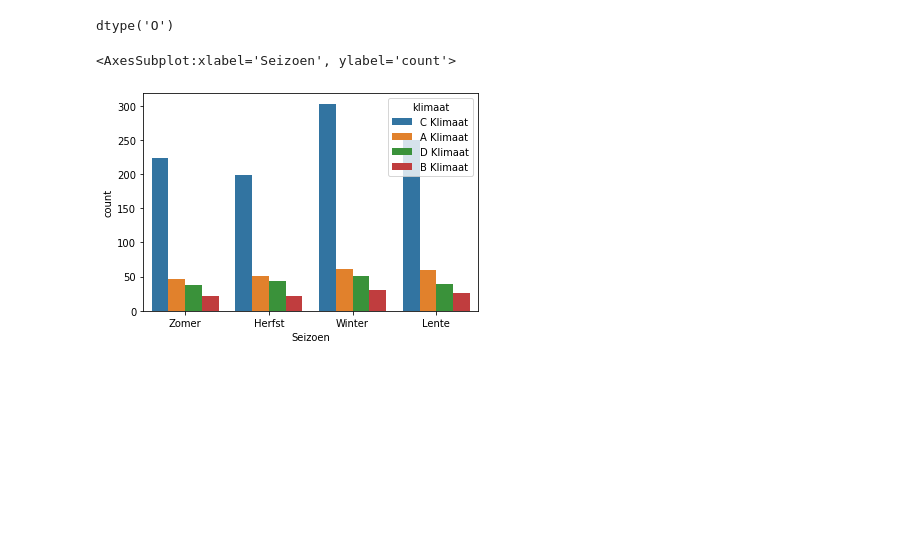
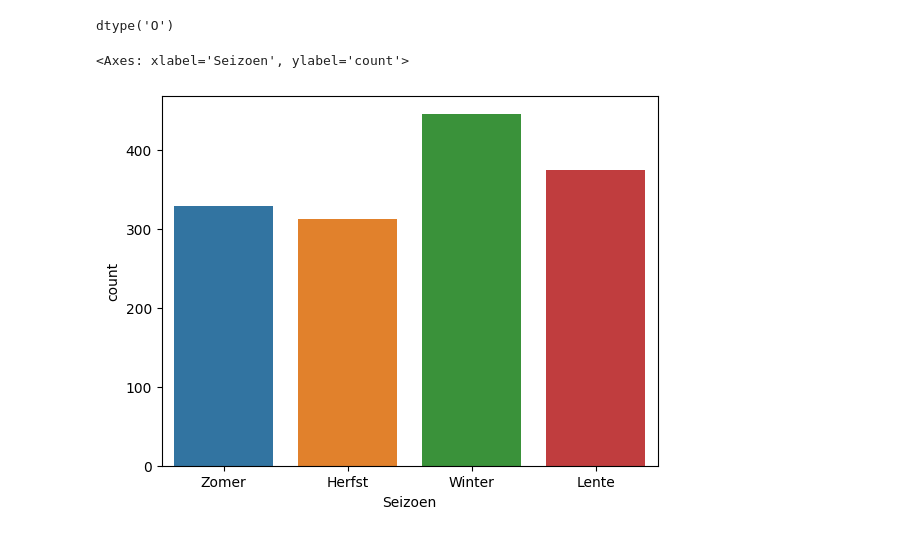
Before and after one commit to someoneontheworld/Modelleren-project, a Jupyter notebook: modelleren_code_v2.ipynb, the cells around one changed output. Cells and saved outputs as stored; diff of their text form; code cells hidden in the pictures; blank space fills up the shorter version.

```diff
--- a/modelleren_code_v2.ipynb
+++ b/modelleren_code_v2.ipynb
@@ -263,7 +267,7 @@ df['Seizoen'] = df.apply(lambda row: seizoenen(row['halfrond'], row['date_month'
 # a = df[['country_name','date_month','Seizoen']]
 # print(a)
 # %%
-sns.countplot(data = df,x='Seizoen',hue='klimaat')
+sns.countplot(data = df,x='Seizoen', hue = 'Seizoen', legend= False)
 # %% [output]
-<AxesSubplot:xlabel='Seizoen', ylabel='count'>
+<Axes: xlabel='Seizoen', ylabel='count'>
-[figure, old version]
+[figure, new version]
```
Also changed, not shown: parts of 10 cells of this notebook.
